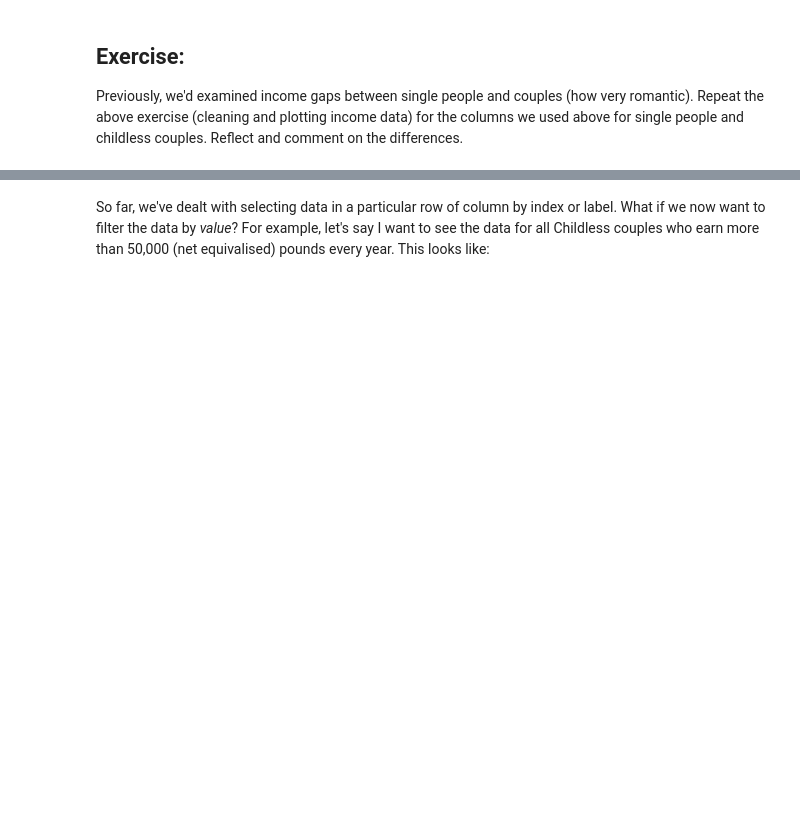
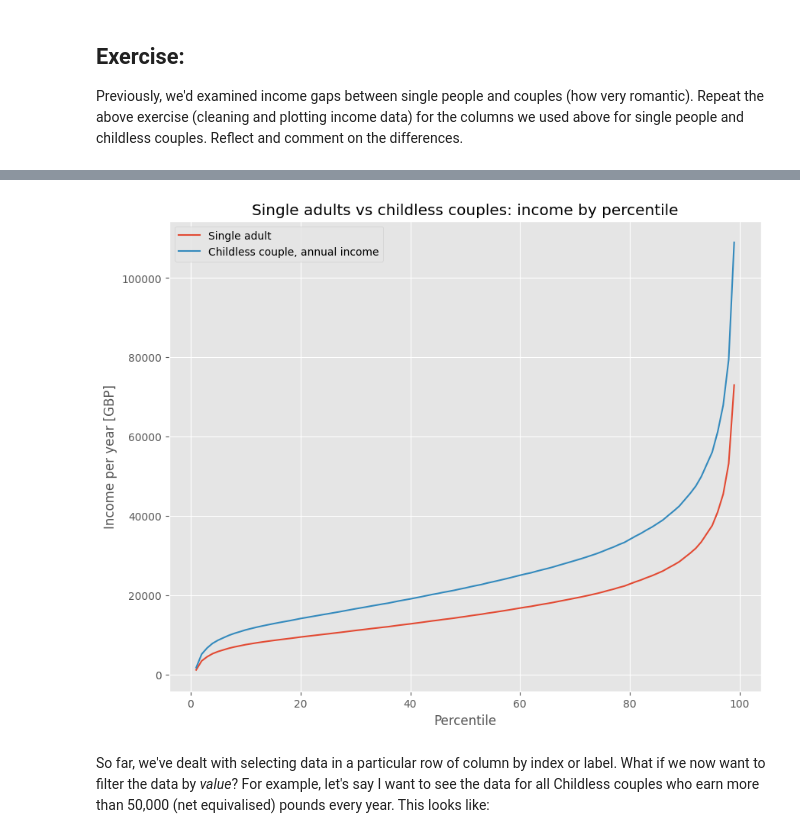
Before and after one commit to SKDD05/QM2_Test, a Jupyter notebook: W2_Working_with_Data_in_Pandas.ipynb, the cells around one changed output, grey strips where cells are left out. Saved outputs shown, nothing was run; the diff lists cells and outputs as text; code cells hidden in the pictures; blank space fills up the shorter version.

```diff
--- a/W2_Working_with_Data_in_Pandas.ipynb
+++ b/W2_Working_with_Data_in_Pandas.ipynb
@@ -313,3 +361,17 @@ Add your reflection here.
+# %%
+# Clean Data
+clean = income[['Single adult', 'Childless couple, annual income']]
+clean = clean.replace(',', '', regex=True)
+clean = clean.replace('-', 'NaN', regex=True).astype('float')
+
+# Plot the graph
+clean.plot()
+plt.title('Single adults vs childless couples: income by percentile')
+plt.xlabel('Percentile')
+plt.ylabel('Income per year [GBP]')
+plt.show()
+# %% [output]
+[figure, added]
 # %% [markdown]
 So far, we've dealt with selecting data in a particular row of column by index or label. What if we now want to filter the data by *value*? For example, let's say I want to see the data for all Childless couples who earn more than 50,000 (net equivalised) pounds every year. This looks like:
 # %%
```
Also changed, not shown: parts of 20 cells of this notebook.
